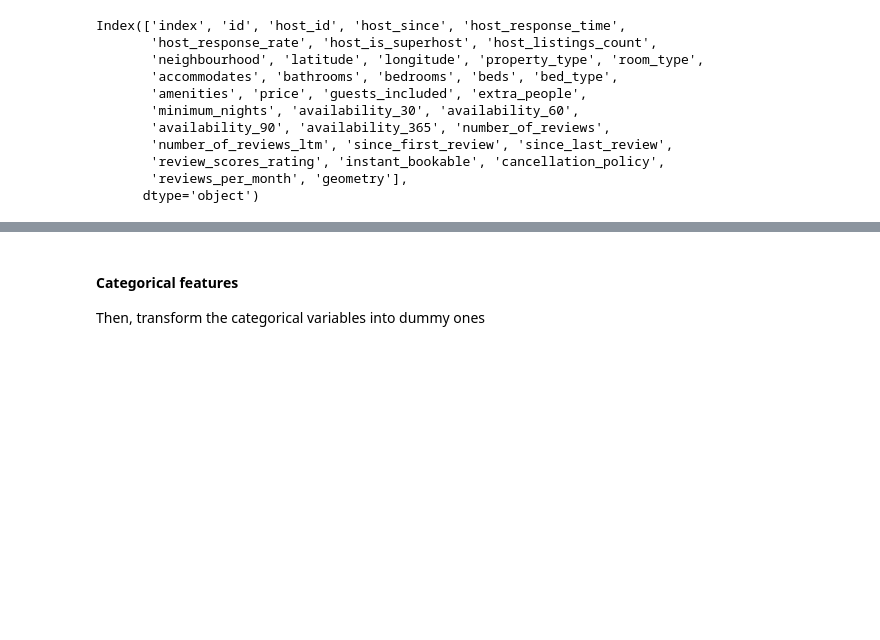
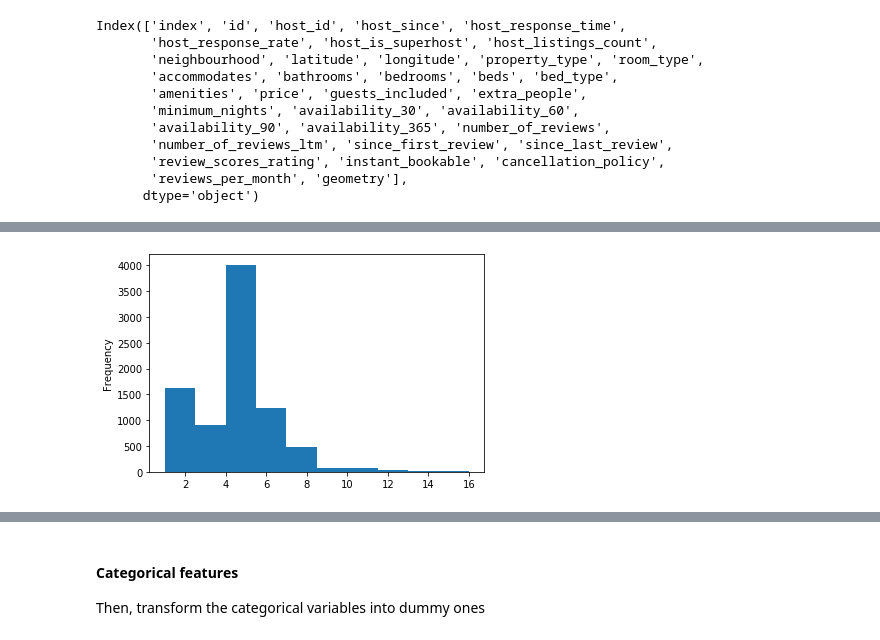
Before and after one commit to claudiocmp/airbnb_florence, a Jupyter notebook: florence_listings.ipynb, the cells around one changed output, grey strips where cells are left out. Cells and saved outputs as stored; diff of their text form; code cells hidden in the pictures; blank space fills up the shorter version.

```diff
--- a/florence_listings.ipynb
+++ b/florence_listings.ipynb
@@ -911,0 +933,4 @@ Index(['index', 'id', 'host_id', 'host_since', 'host_response_time',
+# %%
+df_rooms['accommodates'].plot(kind='hist',bins=10);
+# %% [output]
+[figure, added]
```
Also changed, not shown: parts of 7 cells of this notebook, 6 other files.
